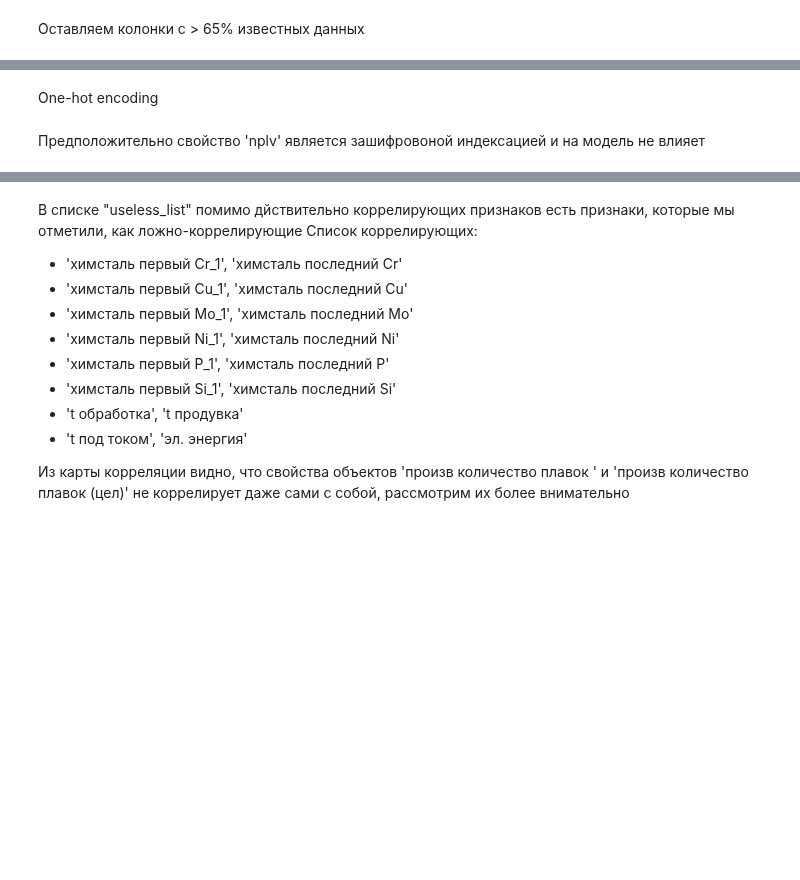
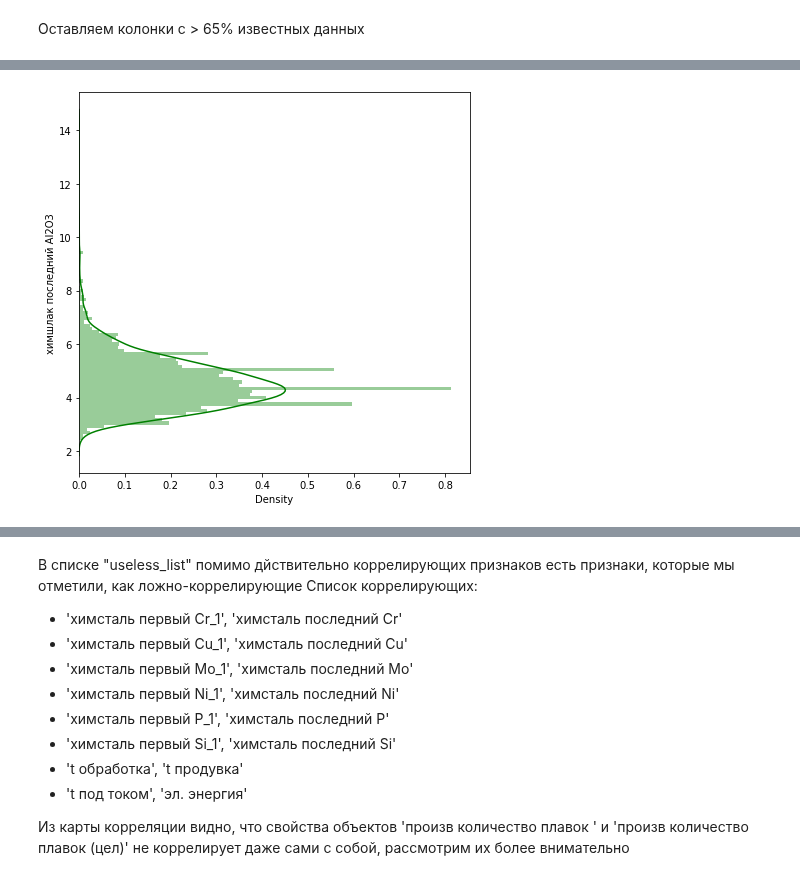
Before and after one commit to OnlyOneUseAcc/Evraz-SCC-prediction, a Jupyter notebook: EDA.ipynb, the cells around one changed output, grey strips where cells are left out. Cells and saved outputs as stored; diff of their text form; code cells hidden in the pictures; blank space fills up the shorter version.

```diff
--- a/EDA.ipynb
+++ b/EDA.ipynb
@@ -120,2 +91,4 @@ del df_full_count
 # %%
 dropped_data = sf.drop_columns(data,0.65)
+marked_data = dropped_data[dropped_data['МАРКА'] == top_mark]
+marked_data = marked_data.drop(columns= ['nplv','ПРОФИЛЬ', 'МАРКА'])
@@ -140 +99,3 @@ temp_var
+# %%
+marked_data = marked_data.dropna(axis = 0,subset = target_columns)
 # %% [markdown]
@@ -150,2 +102,0 @@ dropped_data = sf.mean_filling(dropped_data, result_columns, ['МАРКА','ПР
-# %% [markdown]
-One-hot encoding
@@ -154,2 +102,0 @@ dropped_data = pd.get_dummies(dropped_data, columns=['МАРКА', 'ПРОФИЛ
-# %% [markdown]
-Предположительно свойство 'nplv' является зашифровоной индексацией и на модель не влияет
@@ -158,10 +103,14 @@ dropped_data = dropped_data.drop(columns=['nplv'])
+# %%
+marked_data = marked_data.fillna(0)
 # %%
 import seaborn as sns
 import matplotlib.pyplot as plt
 
 
 plt.figure(figsize=(7, 7))
-sns.distplot(dropped_data['химшлак последний Al2O3'], color='g', bins=100, hist_kws={'alpha': 0.4}, vertical=True)
+sns.distplot(marked_data['химшлак последний Al2O3'], color='g', bins=100, hist_kws={'alpha': 0.4}, vertical=True)
 plt.savefig(f'{SOURCE_DATA}target_range_1.png')
+# %% [output]
+[figure, added]
 # %%
 plt.figure(figsize=(7, 7))
```
Also changed, not shown: parts of 25 cells of this notebook, 1 other file.
